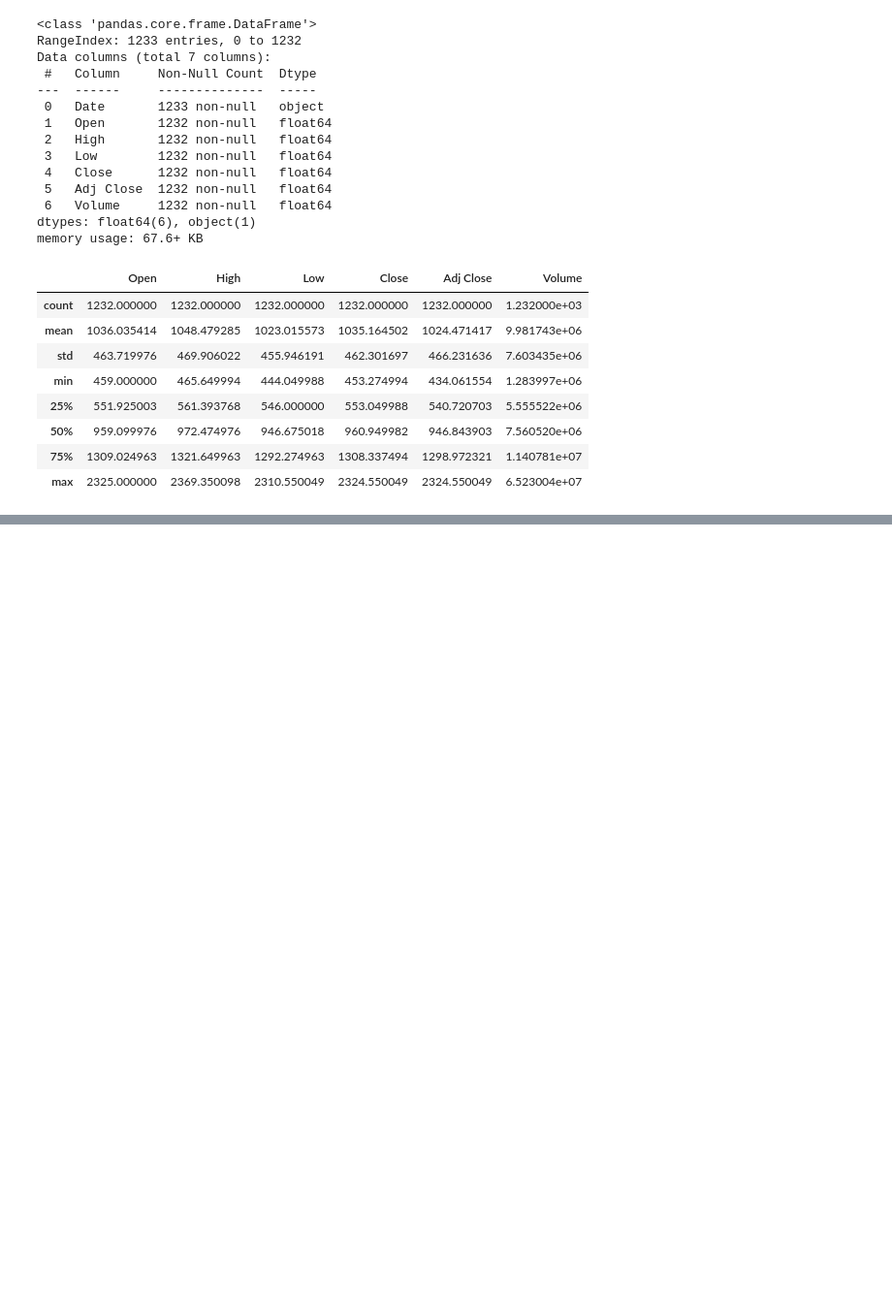
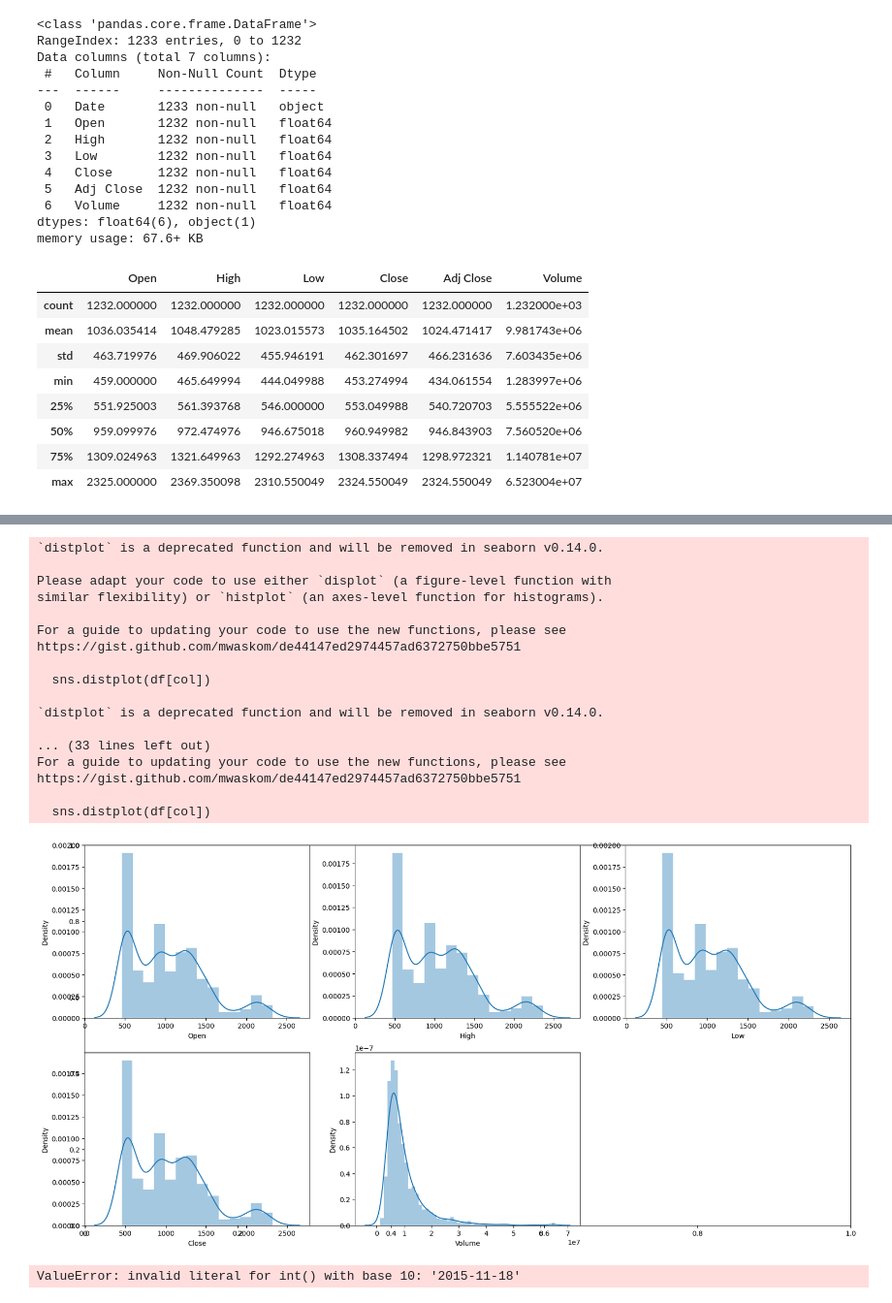
Before and after one commit to Maneesh6301/Stock-Price, a Jupyter notebook: notebook.ipynb, the cells around one changed output, grey strips where cells are left out. Shown at 97% size. Drawn from its saved outputs; the diff is of its cells as text; code cells hidden in the pictures; blank space fills up the shorter version.

```diff
--- a/notebook.ipynb
+++ b/notebook.ipynb
@@ -98,3 +98,5 @@ df.describe()
 | 50% | 959.099976 | 972.474976 | 946.675018 | 960.949982 | 946.843903 | 7.560520e+06 |
 | 75% | 1309.024963 | 1321.649963 | 1292.274963 | 1308.337494 | 1298.972321 | 1.140781e+07 |
 | max | 2325.000000 | 2369.350098 | 2310.550049 | 2324.550049 | 2324.550049 | 6.523004e+07 |
+# %%
+df=df.drop(["Adj Close"],axis=1)
@@ -100,0 +129,36 @@ df.describe()
+# %%
+features = ['Open', 'High', 'Low', 'Close', 'Volume']
+
+plt.subplots(figsize=(20,10))
+
+for i, col in enumerate(features):
+  plt.subplot(2,3,i+1)
+  sns.distplot(df[col])
+plt.show()
+# %% [output]
+`distplot` is a deprecated function and will be removed in seaborn v0.14.0.
+
+Please adapt your code to use either `displot` (a figure-level function with
+similar flexibility) or `histplot` (an axes-level function for histograms).
+
+For a guide to updating your code to use the new functions, please see
+https://gist.github.com/mwaskom/de44147ed2974457ad6372750bbe5751
+
+  sns.distplot(df[col])
+
+`distplot` is a deprecated function and will be removed in seaborn v0.14.0.
+
+... (33 lines left out)
+For a guide to updating your code to use the new functions, please see
+https://gist.github.com/mwaskom/de44147ed2974457ad6372750bbe5751
+
+  sns.distplot(df[col])
+[figure, added]
+# %%
+splitted = df['Date'].str.split('/', expand=True)
+
+df['month'] = splitted[0].astype(int)
+df['day'] = splitted[1].astype(int)
+df['year'] = splitted[2].astype(int)
+# %% [output]
+ValueError: invalid literal for int() with base 10: '2015-11-18'
```
Also changed, not shown: parts of 7 cells of this notebook.
